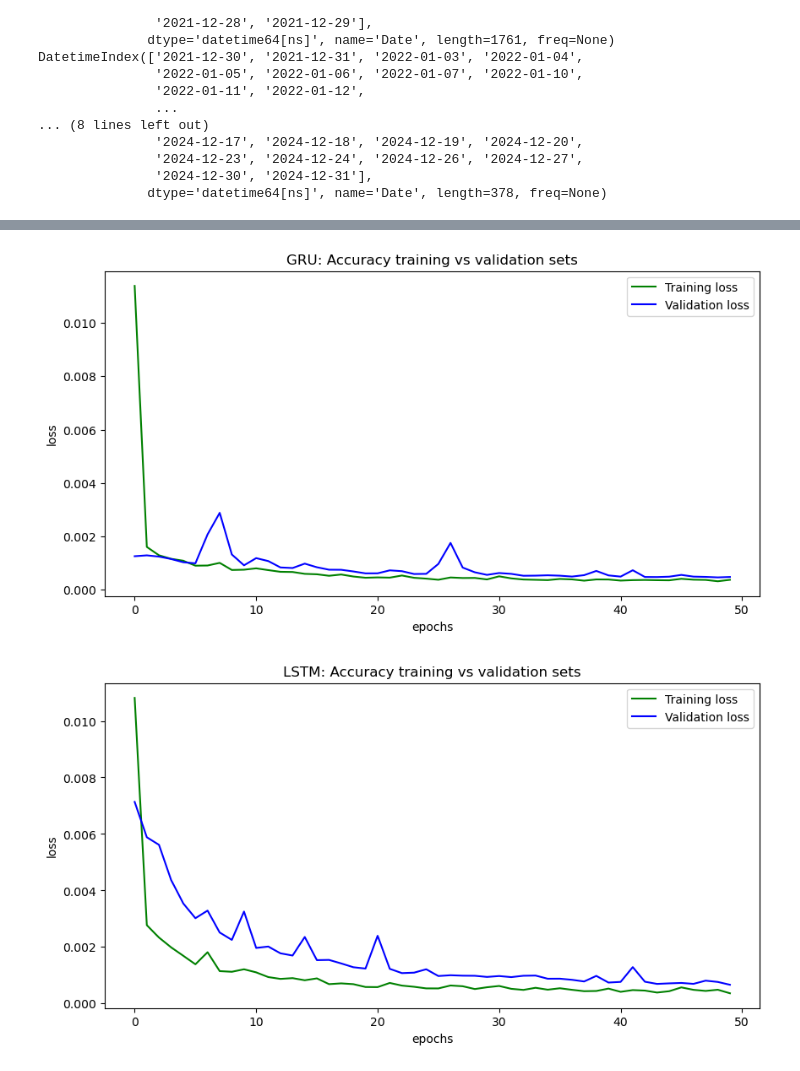
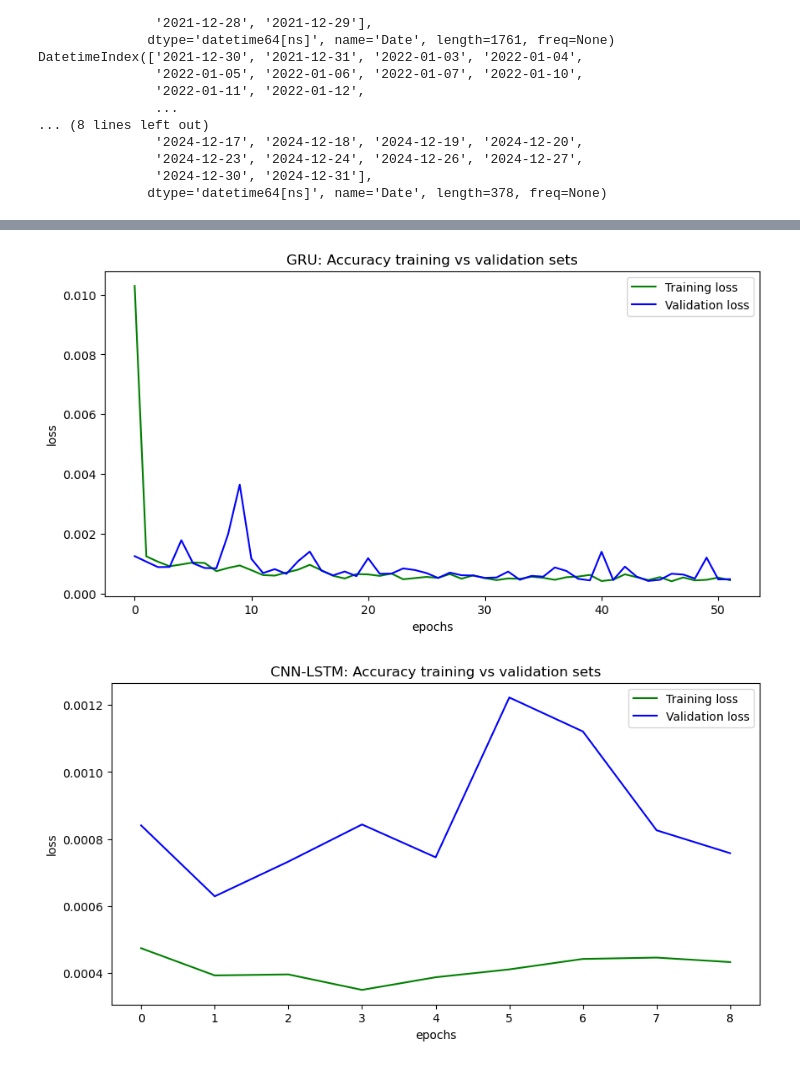
Before and after one commit to FbStatsQuant/Deep-Learning-for-Quantitative-Finance, a Jupyter notebook: Stocks.ipynb, the cells around one changed output, grey strips where cells are left out. Saved outputs shown, nothing was run; the diff lists cells and outputs as text; code cells hidden in the pictures.

```diff
--- a/Stocks.ipynb
+++ b/Stocks.ipynb
@@ -7,7 +7,7 @@ import warnings
 # %%
 warnings.filterwarnings("ignore")
 
-data = yf.download("F", start="2015-01-01", end="2025-01-01", progress=False)
+data = yf.download("TSLA", start="2015-01-01", end="2025-01-01", progress=False)
 data = data[['Close']]
 data.fillna(method='ffill', inplace=True)
 # %% [output]
@@ -77,7 +77,7 @@ def create_sequences(data, seq_length):
 
     return np.array(Sequences), np.array(targets)
 
-sequences_length = 100
+sequences_length = 120
 
 X_train, y_train = create_sequences(train_scaled,sequences_length)
 X_val, y_val = create_sequences(val_scaled,sequences_length)
@@ -92,9 +92,9 @@ from tensorflow.keras.layers import Conv1D, MaxPooling1D, LSTM, GRU, Dropout, De
 early_stopping = EarlyStopping(monitor='val_loss', patience=7,
                                restore_best_weights=True)
 p = 0.3 # controls dropout
-epochs = 50
+epochs = 100
 batch_size = 32
-rate = 0.001
+rate = 0.0008
 optimizer_lstm = Adam(learning_rate=rate)
 optimizer_gru = Adam(learning_rate=rate)
 optimizer_cnn_lstm = Adam(learning_rate=rate)
@@ -269,6 +269,6 @@ Epoch 50/50
 
 history_cnn_lstm = model_cnn_lstm.fit(
     X_train, y_train, validation_data=(X_val,y_val),
-    epochs=epochs, batch_size=batch_size, callbacks = [early_stopping]
+    epochs=(epochs), batch_size=batch_size, callbacks = [early_stopping]
 )
 # %% [output]
@@ -310,18 +295,18 @@ plt.title("GRU: Accuracy training vs validation sets")
 plt.legend()
 plt.show()
 # %% [output]
-[figure, old version]
+[figure, new version]
 # %%
 plt.figure(figsize=(10,5))
 plt.plot(history_cnn_lstm.history['loss'], color="green", label = "Training loss")
 plt.plot(history_cnn_lstm.history['val_loss'], color="blue", label = "Validation loss")
 plt.xlabel("epochs")
 plt.ylabel("loss")
-plt.title("LSTM: Accuracy training vs validation sets")
+plt.title("CNN-LSTM: Accuracy training vs validation sets")
 plt.legend()
 plt.show()
 # %% [output]
-[figure, old version]
+[figure, new version]
 # %%
 # Predictions
 y_pred_lstm = model_lstm.predict(X_test)
```
Also changed, not shown: parts of 10 cells of this notebook.
